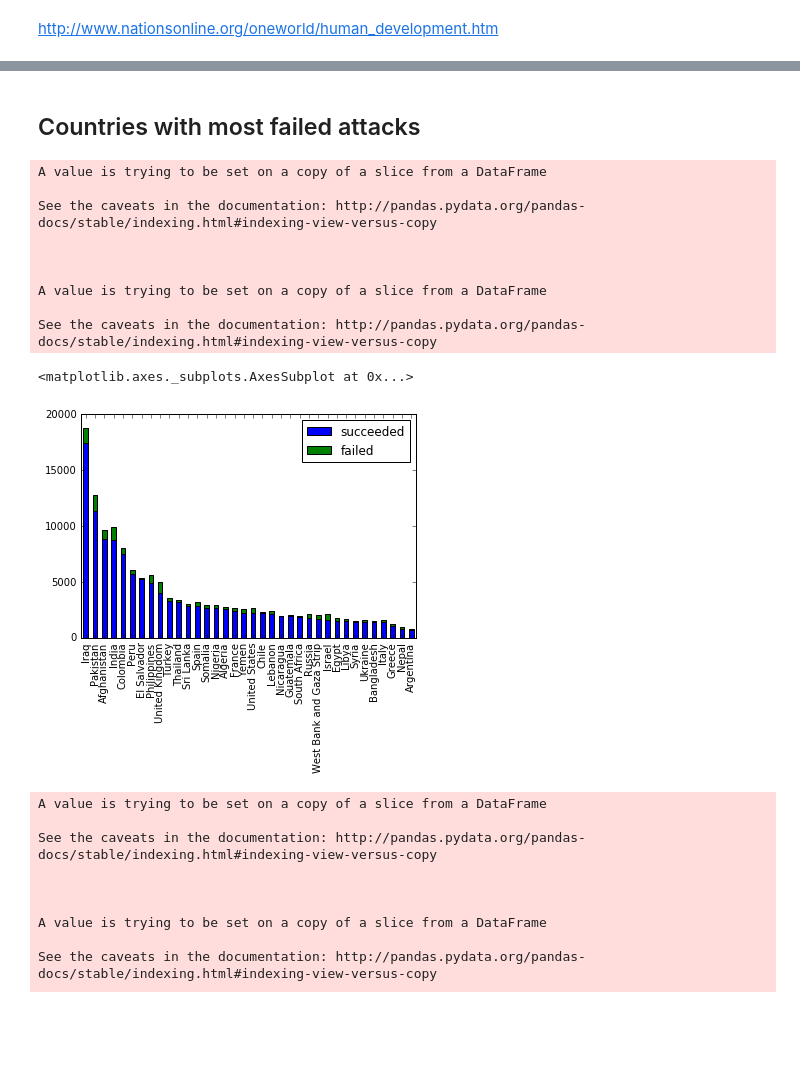
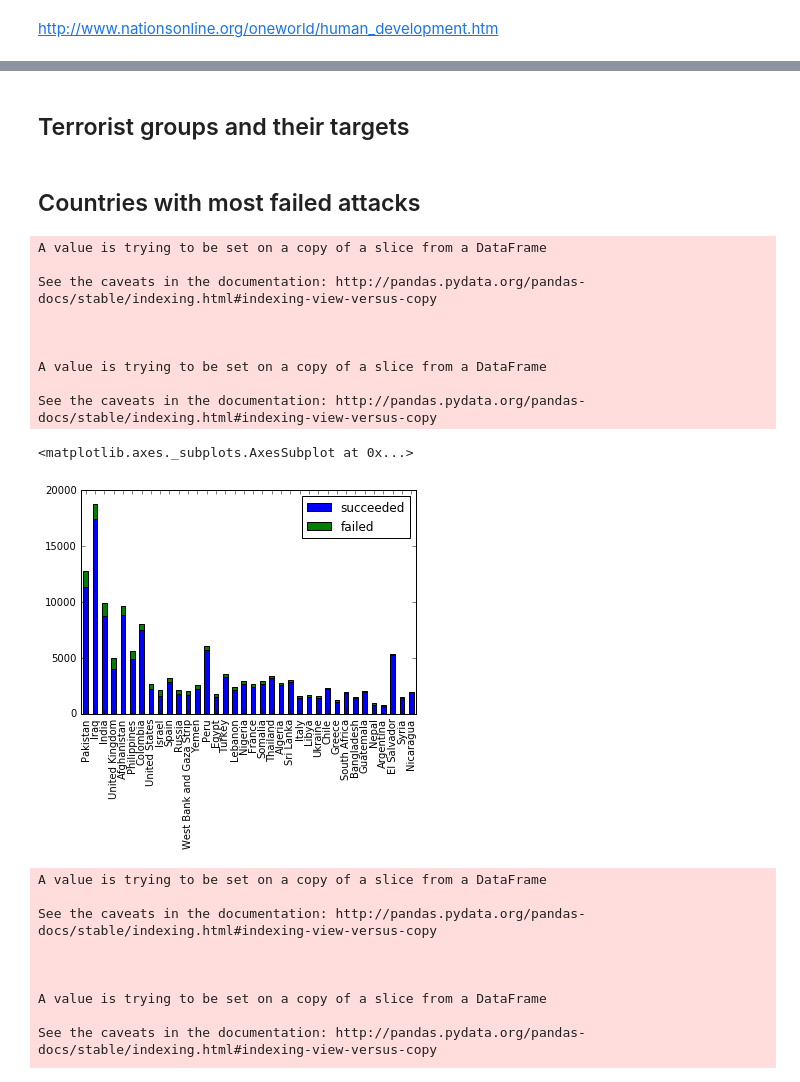
Before and after one commit to sanchitchawla/datascienceproject, a Jupyter notebook: Terror.ipynb, the cells around one changed output, grey strips where cells are left out. Saved outputs shown, nothing was run; the diff lists cells and outputs as text; code cells hidden in the pictures; blank space fills up the shorter version.

```diff
--- a/Terror.ipynb
+++ b/Terror.ipynb
@@ -461,5 +464,5 @@ Critical Value (10%)           -2.603185
 dtype: float64
 [figure]
 # %%
-d['first_difference'] = predic- predic.shift(1)
-test_stationarity(d.first_difference.dropna(inplace=False))
+# d['first_difference'] = predic- predic.shift(1)
+# test_stationarity(d.first_difference.dropna(inplace=False))
@@ -650,3 +591,5 @@ ax.set_ylabel("event",fontsize=20)
+# %% [markdown]
+## Terrorist groups and their targets
 # %%
 # Association rules
 # %% [markdown]
@@ -654,25 +597,25 @@ ax.set_ylabel("event",fontsize=20)
 # %%
 d['day'][d.day == 0] = 1
 d['month'][d.month == 0] = 1
 d['date'] = pd.to_datetime(d[['day', 'month','year']])
 countbycountry = d[d.success == 1].groupby('country').count()['date']
 
 df=pd.DataFrame(index=countbycountry[countbycountry>700].index.unique())
 df["succeeded"] = d[d.success == 1].groupby('country').count()['date']
 df["failed"]= d[d.success!= 1].groupby('country')['date'].count()
-df[df.failed >0].sort_values(by='succeeded',ascending=False).plot(kind='bar', stacked= True)
+df[df.failed >0].sort_values(by='failed',ascending=False).plot(kind='bar', stacked= True)
 # %% [output]
 A value is trying to be set on a copy of a slice from a DataFrame
 
 See the caveats in the documentation: http://pandas.pydata.org/pandas-docs/stable/indexing.html#indexing-view-versus-copy
 
 
 
 A value is trying to be set on a copy of a slice from a DataFrame
 
 See the caveats in the documentation: http://pandas.pydata.org/pandas-docs/stable/indexing.html#indexing-view-versus-copy
 <matplotlib.axes._subplots.AxesSubplot at 0x...>
-[figure, old version]
+[figure, new version]
 # %%
 terror_data = pd.read_csv('globalterrorismdb_0616dist.csv', encoding='ISO-8859-1',
                           usecols=[0, 1, 2, 3, 8, 11, 13, 14, 35, 84, 100, 103])
```
Also changed, not shown: parts of 12 cells of this notebook, 1 other file.
